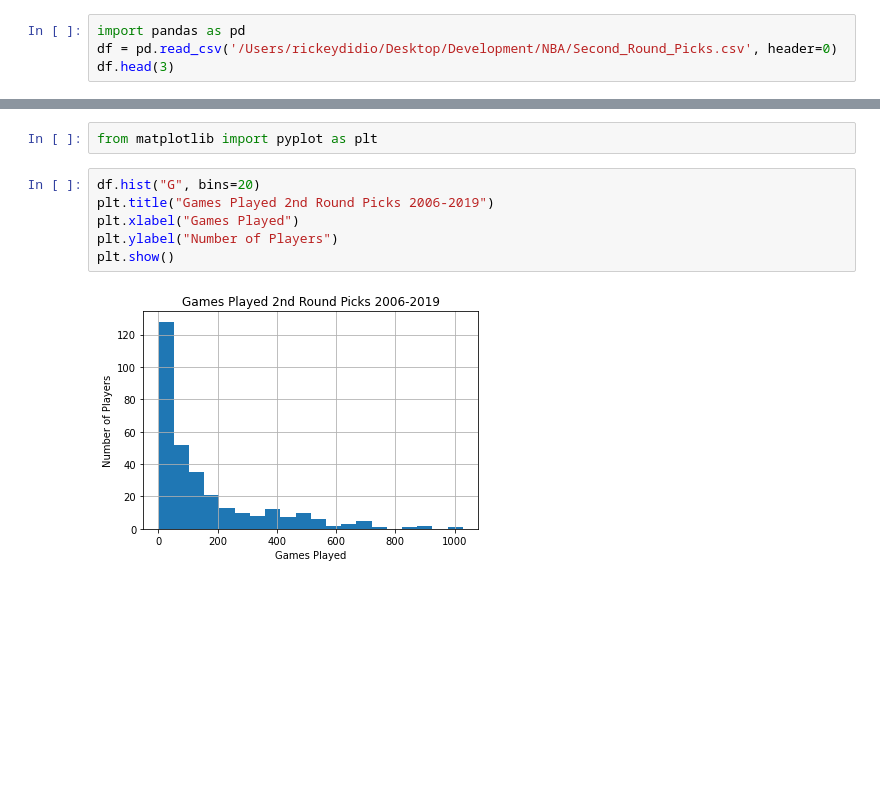
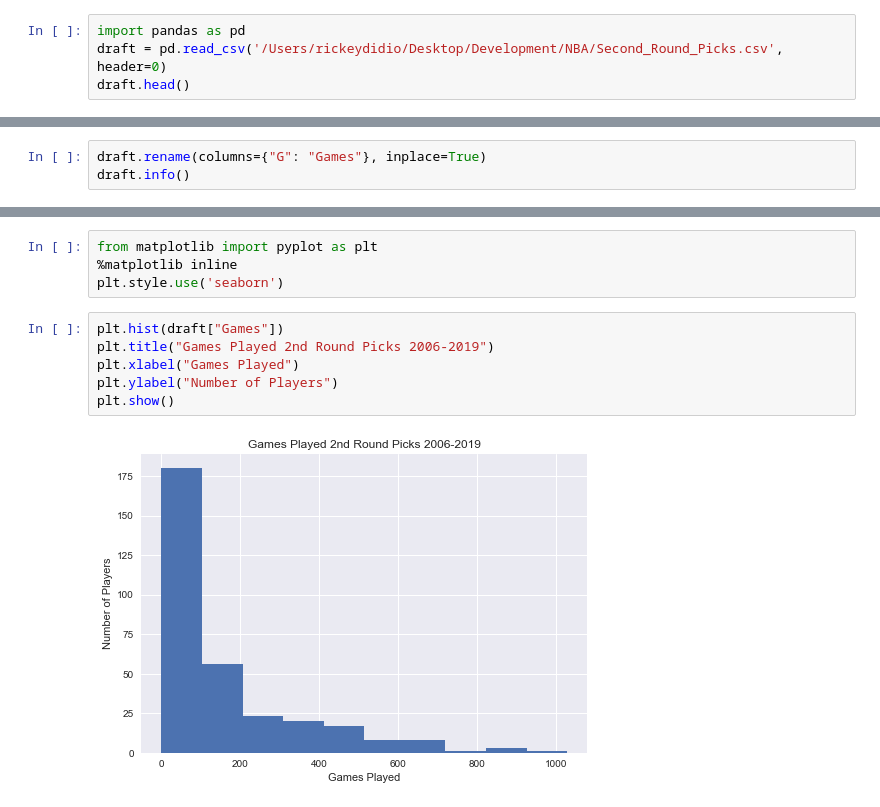
Before and after one commit to rickeydidio/NBA2ndRoundPicks, a Jupyter notebook: draft.ipynb, the cells around one changed output, grey strips where cells are left out. Drawn from its saved outputs; the diff is of its cells as text; blank space fills up the shorter version.

```diff
--- a/draft.ipynb
+++ b/draft.ipynb
@@ -1,7 +1,7 @@
 # %%
 import pandas as pd
-df = pd.read_csv('/Users/rickeydidio/Desktop/Development/NBA/Second_Round_Picks.csv', header=0)
-df.head(3)
+draft = pd.read_csv('/Users/rickeydidio/Desktop/Development/NBA/Second_Round_Picks.csv', header=0)
+draft.head()
 # %% [output]
 |  | Rk | Lg | Rd | Pk | Tm | Player | Age | Pos | Born | College | ... | ... |
 | 0 | 1 | NBA | 2 | 31 | POR | James White\whiteja02 | 23.256 | G-F | us | Cincinnati | ... | ... |
@@ -15,3 +17,6 @@ Index(['Rk', 'Lg', 'Rd', 'Pk', 'Tm', 'Player', 'Age', 'Pos', 'Born', 'College',
        'From', 'To', 'Year', 'G', 'MP', 'PTS', 'TRB', 'AST', 'STL', 'BLK',
        'FG%', '2P%', '3P%', 'FT%', 'WS', 'WS/48'],
       dtype='object')
+# %%
+draft.rename(columns={"G": "Games"}, inplace=True)
+draft.info()
@@ -18,10 +41,12 @@ Index(['Rk', 'Lg', 'Rd', 'Pk', 'Tm', 'Player', 'Age', 'Pos', 'Born', 'College',
 # %%
 from matplotlib import pyplot as plt
+%matplotlib inline
+plt.style.use('seaborn')
 # %%
-df.hist("G", bins=20)
+plt.hist(draft["Games"])
 plt.title("Games Played 2nd Round Picks 2006-2019")
 plt.xlabel("Games Played")
 plt.ylabel("Number of Players")
 plt.show()
 # %% [output]
-[figure, old version]
+[figure, new version]
```
Also changed, not shown: parts of 4 cells of this notebook.
